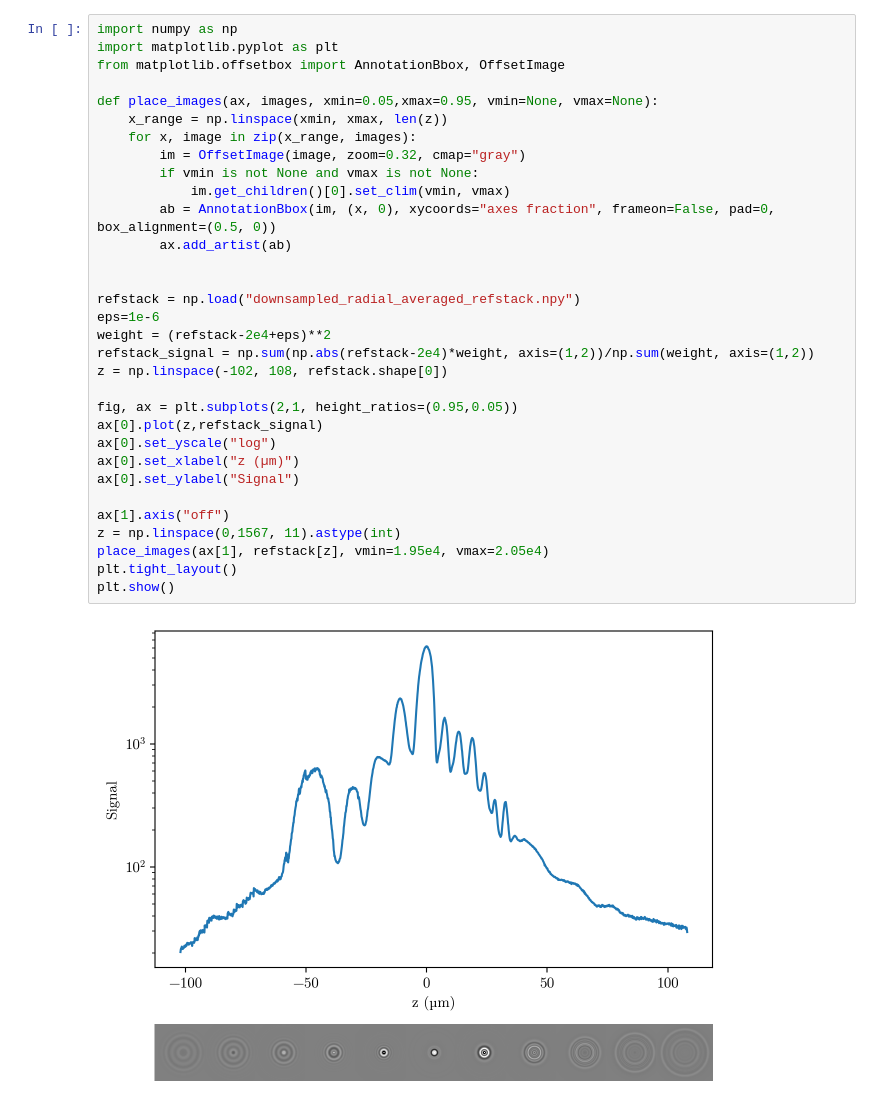
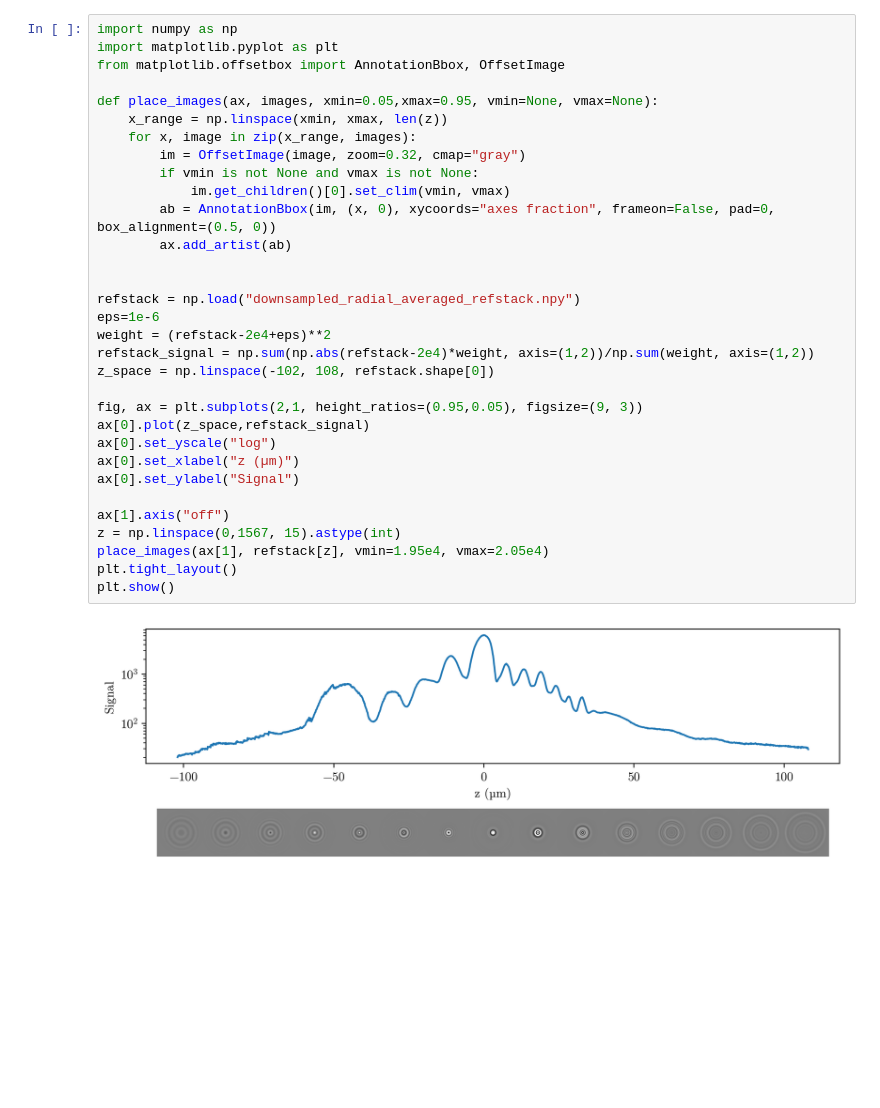
Before and after one commit to till-robert/YOLOtrack11, a Jupyter notebook: notebooks/snr.ipynb, the cells around one changed output. Cells and saved outputs as stored; diff of their text form; blank space fills up the shorter version.

```diff
--- a/notebooks/snr.ipynb
+++ b/notebooks/snr.ipynb
@@ -22,34 +22,34 @@ $$
 # %%
 import numpy as np
 import matplotlib.pyplot as plt
 from matplotlib.offsetbox import AnnotationBbox, OffsetImage
 
 def place_images(ax, images, xmin=0.05,xmax=0.95, vmin=None, vmax=None):
     x_range = np.linspace(xmin, xmax, len(z))
     for x, image in zip(x_range, images):
         im = OffsetImage(image, zoom=0.32, cmap="gray")
         if vmin is not None and vmax is not None:
             im.get_children()[0].set_clim(vmin, vmax)
         ab = AnnotationBbox(im, (x, 0), xycoords="axes fraction", frameon=False, pad=0, box_alignment=(0.5, 0))
         ax.add_artist(ab)
 
 
 refstack = np.load("downsampled_radial_averaged_refstack.npy")
 eps=1e-6
 weight = (refstack-2e4+eps)**2
 refstack_signal = np.sum(np.abs(refstack-2e4)*weight, axis=(1,2))/np.sum(weight, axis=(1,2))
-z = np.linspace(-102, 108, refstack.shape[0])
+z_space = np.linspace(-102, 108, refstack.shape[0])
 
-fig, ax = plt.subplots(2,1, height_ratios=(0.95,0.05))
-ax[0].plot(z,refstack_signal)
+fig, ax = plt.subplots(2,1, height_ratios=(0.95,0.05), figsize=(9, 3))
+ax[0].plot(z_space,refstack_signal)
 ax[0].set_yscale("log")
 ax[0].set_xlabel("z (µm)")
 ax[0].set_ylabel("Signal")
 
 ax[1].axis("off")
-z = np.linspace(0,1567, 11).astype(int)
+z = np.linspace(0,1567, 15).astype(int)
 place_images(ax[1], refstack[z], vmin=1.95e4, vmax=2.05e4)
 plt.tight_layout()
 plt.show()
 # %% [output]
-[figure, old version]
+[figure, new version]
```
Also changed, not shown: parts of 3 cells of this notebook, 3 other files.
